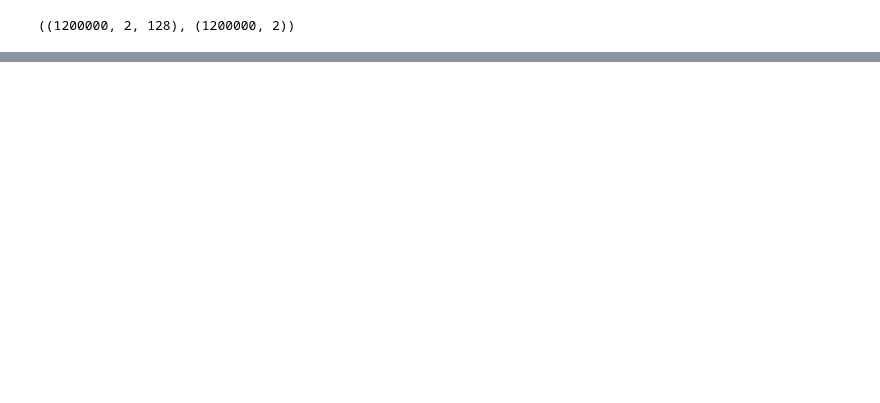
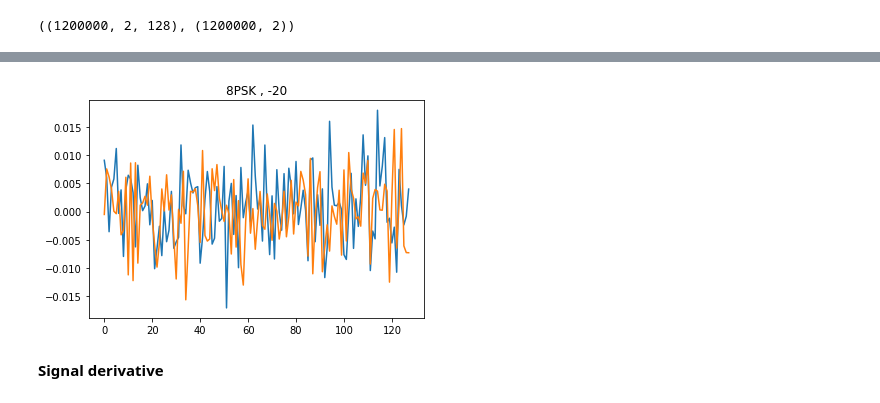
Before and after one commit to moharamfatema/modulation-classification, a Jupyter notebook: modulation-classification.ipynb, the cells around one changed output, grey strips where cells are left out. Cells and saved outputs as stored; diff of their text form; code cells hidden in the pictures; blank space fills up the shorter version.

```diff
--- a/modulation-classification.ipynb
+++ b/modulation-classification.ipynb
@@ -34,0 +64,9 @@ X.shape, y.shape
+# %%
+plt.plot(X[0,0])
+plt.plot(X[0,1])
+plt.title(f'{y[0,0]} , {y[0,1]}')
+plt.show()
+# %% [output]
+[figure, added]
+# %% [markdown]
+**Signal derivative**
```
Also changed, not shown: parts of 15 cells of this notebook.
